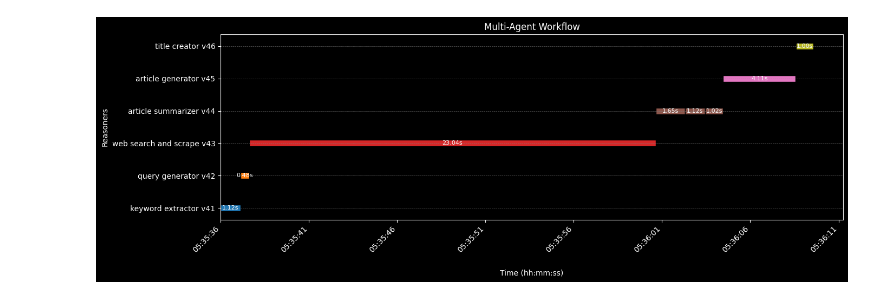
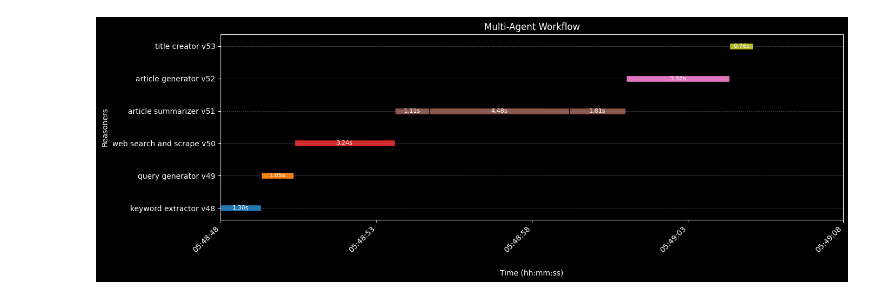
Before and after one commit to santoshkumarradha/brain, a Jupyter notebook: notebooks/tweet_news_creator.ipynb, the cells around one changed output. Drawn from its saved outputs; the diff is of its cells as text; code cells hidden in the pictures.

```diff
--- a/notebooks/tweet_news_creator.ipynb
+++ b/notebooks/tweet_news_creator.ipynb
@@ -216,8 +219,8 @@ overstated.'
 # %%
 from brain.visualize import plot_workflow_matplotlib
 
-session_id="4440d03c-69d2-4ebe-a8bf-bb64f0ce18ff"
+session_id="67042369-2ed1-4e45-a009-a9aa2801a736"
 lineage = brain_client.get_call_graph(session_id)
 fig=plot_workflow_matplotlib(lineage['lineage'])
 # %% [output]
-[figure, old version]
+[figure, new version]
```
Also changed, not shown: parts of 9 cells of this notebook, 2 other files.
